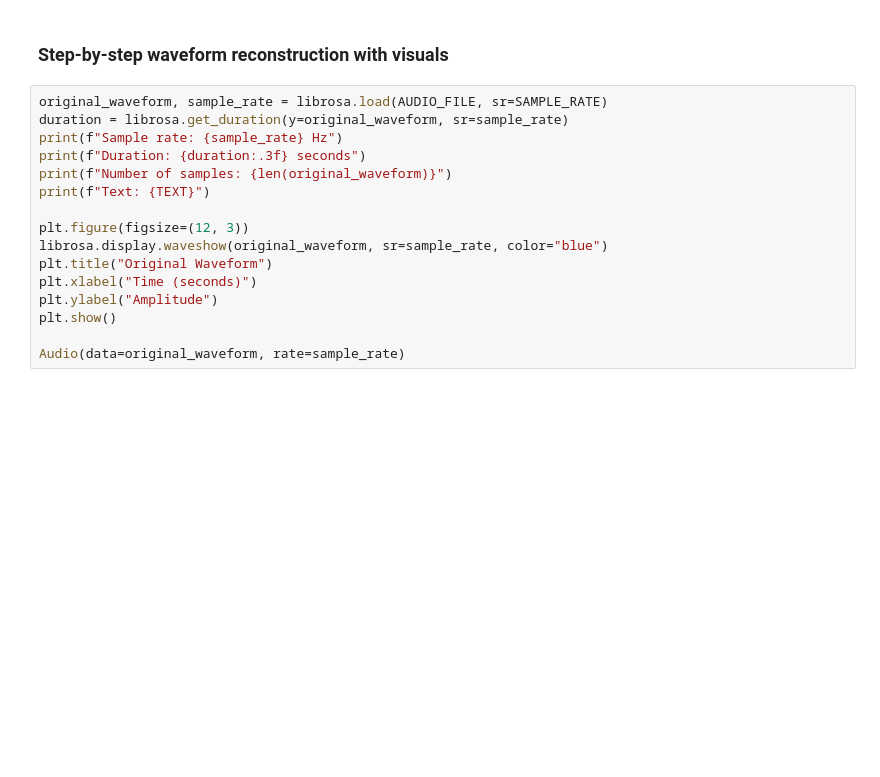
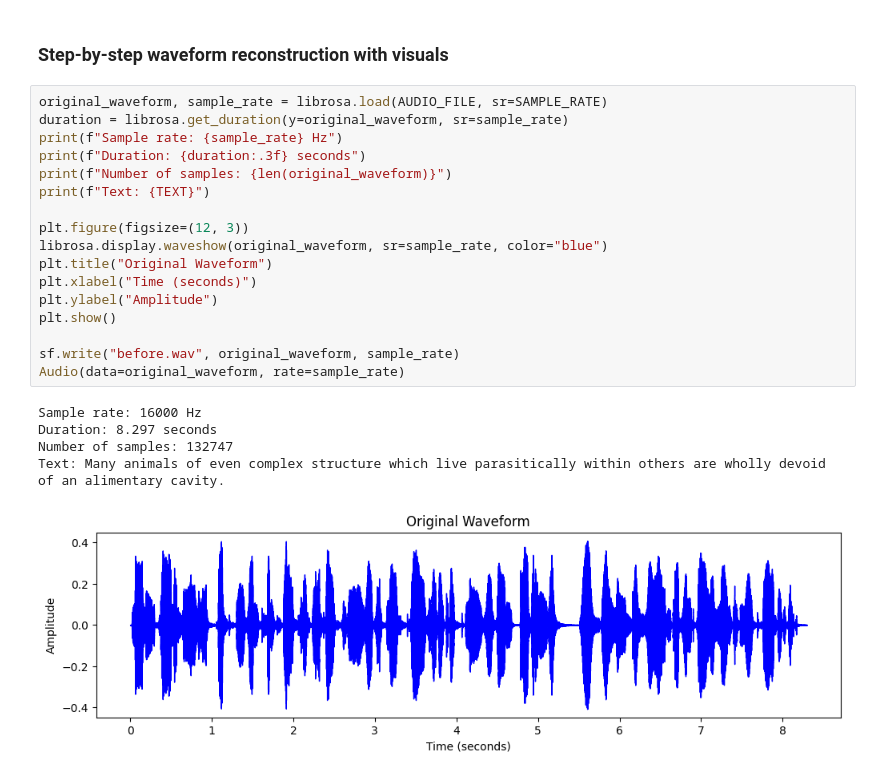
Before and after one commit to robertmackevic/nlp-vocoder, a Jupyter notebook: notebook.ipynb, the cells around one changed output. Cells and saved outputs as stored; diff of their text form; blank space fills up the shorter version.

```diff
--- a/notebook.ipynb
+++ b/notebook.ipynb
@@ -31,16 +43,23 @@ for with_reconstruction in [True, False]:
 # %%
 original_waveform, sample_rate = librosa.load(AUDIO_FILE, sr=SAMPLE_RATE)
 duration = librosa.get_duration(y=original_waveform, sr=sample_rate)
 print(f"Sample rate: {sample_rate} Hz")
 print(f"Duration: {duration:.3f} seconds")
 print(f"Number of samples: {len(original_waveform)}")
 print(f"Text: {TEXT}")
 
 plt.figure(figsize=(12, 3))
 librosa.display.waveshow(original_waveform, sr=sample_rate, color="blue")
 plt.title("Original Waveform")
 plt.xlabel("Time (seconds)")
 plt.ylabel("Amplitude")
 plt.show()
 
+sf.write("before.wav", original_waveform, sample_rate)
 Audio(data=original_waveform, rate=sample_rate)
+# %% [output]
+Sample rate: 16000 Hz
+Duration: 8.297 seconds
+Number of samples: 132747
+Text: Many animals of even complex structure which live parasitically within others are wholly devoid of an alimentary cavity.
+[figure, added]
```
Also changed, not shown: parts of 8 cells of this notebook.
